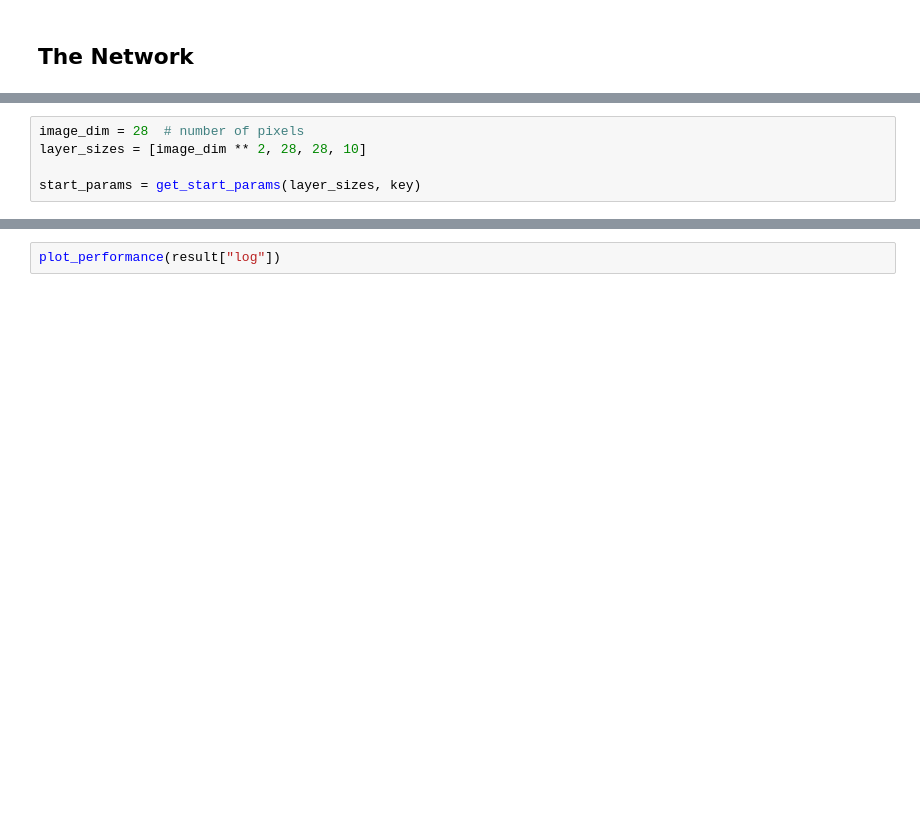
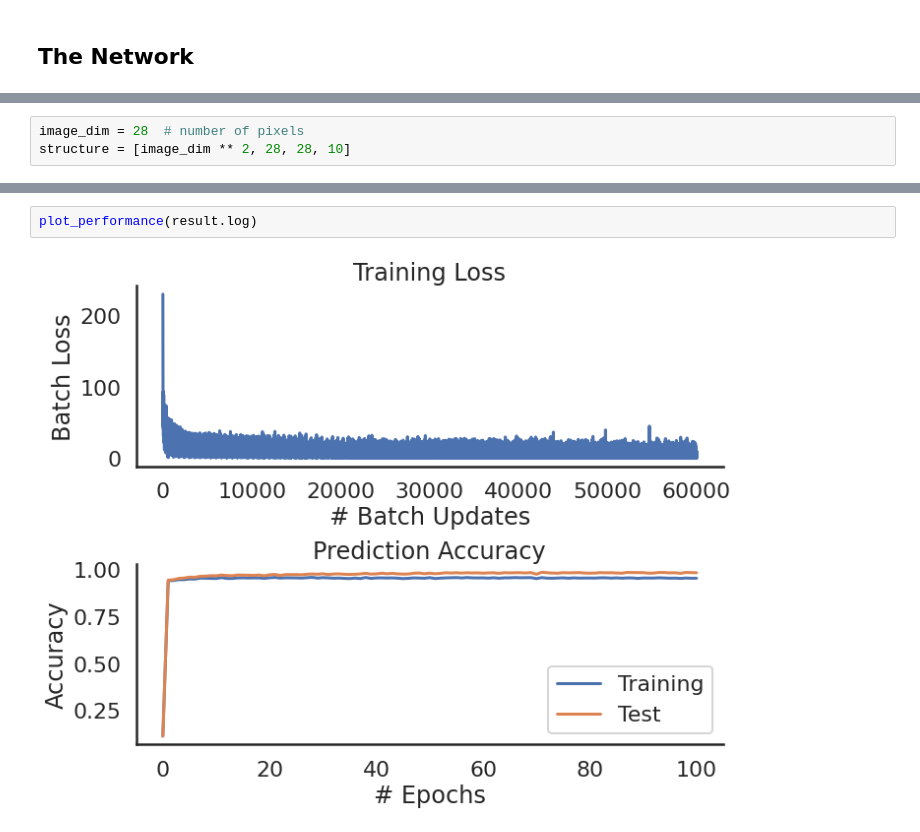
Before and after one commit to timmens/neural-net, a Jupyter notebook: src/nnet/neural_network.ipynb, the cells around one changed output, grey strips where cells are left out. Saved outputs shown, nothing was run; the diff lists cells and outputs as text; blank space fills up the shorter version.

```diff
--- a/src/nnet/neural_network.ipynb
+++ b/src/nnet/neural_network.ipynb
@@ -42,5 +27,3 @@ accuracy = get_accuracy(forward_pass)
 # %%
 image_dim = 28  # number of pixels
-layer_sizes = [image_dim ** 2, 28, 28, 10]
-
-start_params = get_start_params(layer_sizes, key)
+structure = [image_dim ** 2, 28, 28, 10]
@@ -66,2 +60,4 @@ plot_examples(_data)
 # %%
-plot_performance(result["log"])
+plot_performance(result.log)
+# %% [output]
+[figure, added]
```
Also changed, not shown: parts of 20 cells of this notebook, 2 other files.
